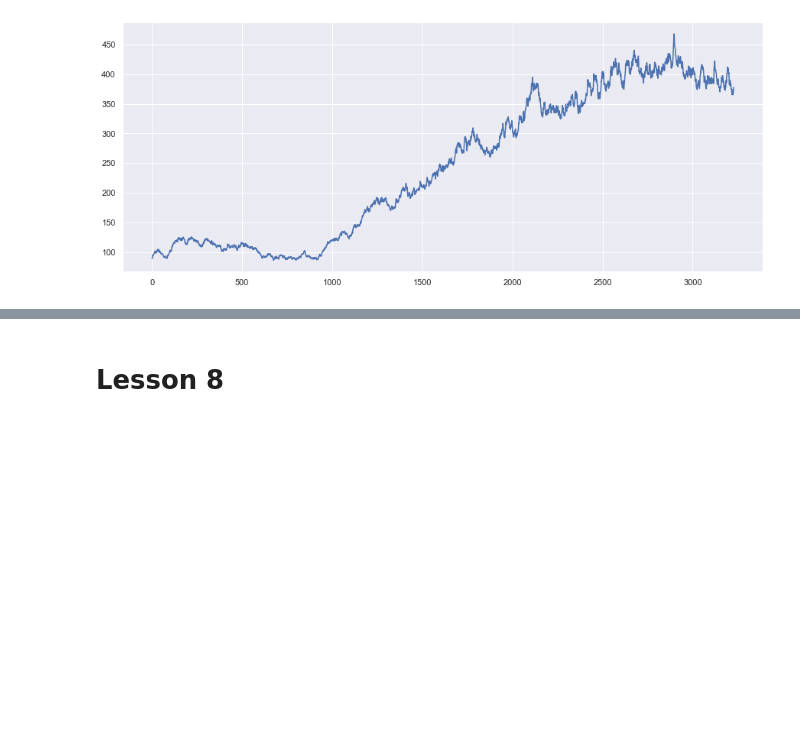
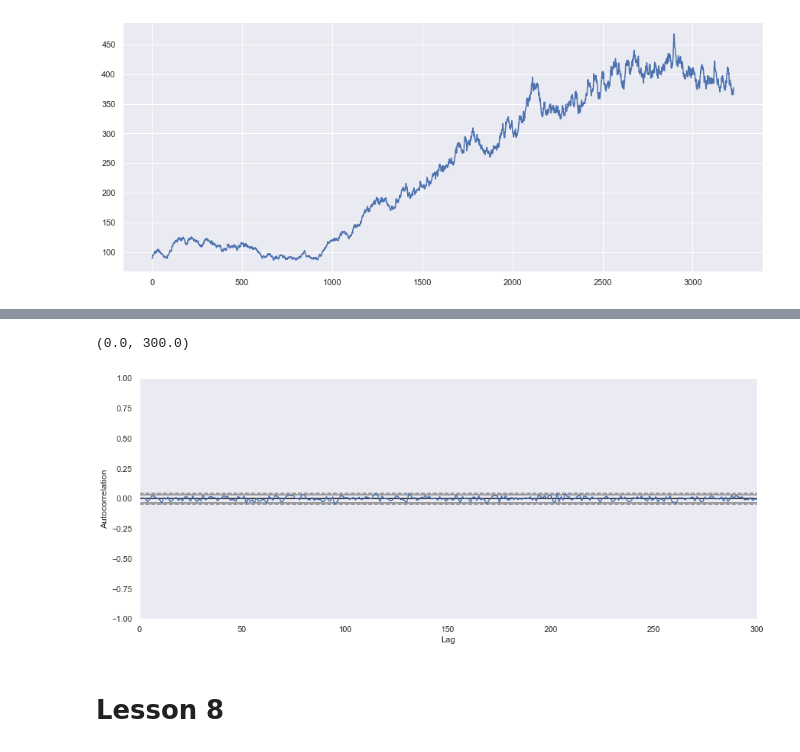
Before and after one commit to mathieugouin/tradesim, a Jupyter notebook: udacity.ipynb, the cells around one changed output, grey strips where cells are left out. Cells and saved outputs as stored; diff of their text form; code cells hidden in the pictures; blank space fills up the shorter version.

```diff
--- a/udacity.ipynb
+++ b/udacity.ipynb
@@ -364,3 +374,8 @@ df['SPY'].plot()
+# %%
+pd.plotting.autocorrelation_plot(r).set_xlim([0, 300])
+# %% [output]
+(0.0, 300.0)
+[figure, added]
 # %% [markdown]
 # Lesson 8
 # %%
```
Also changed, not shown: parts of 32 cells of this notebook.
